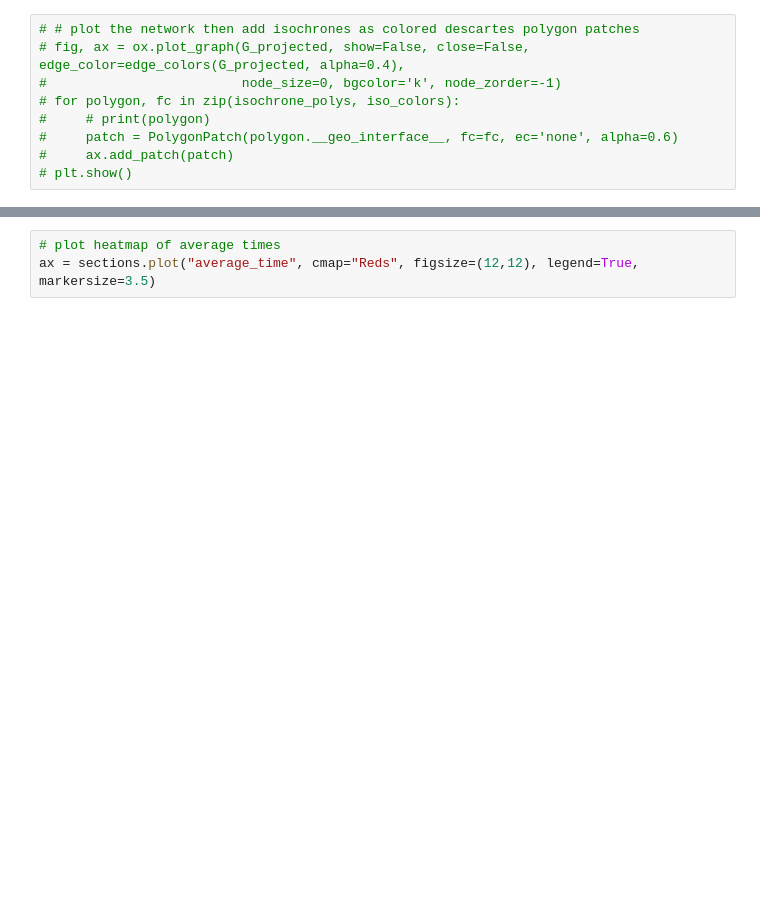
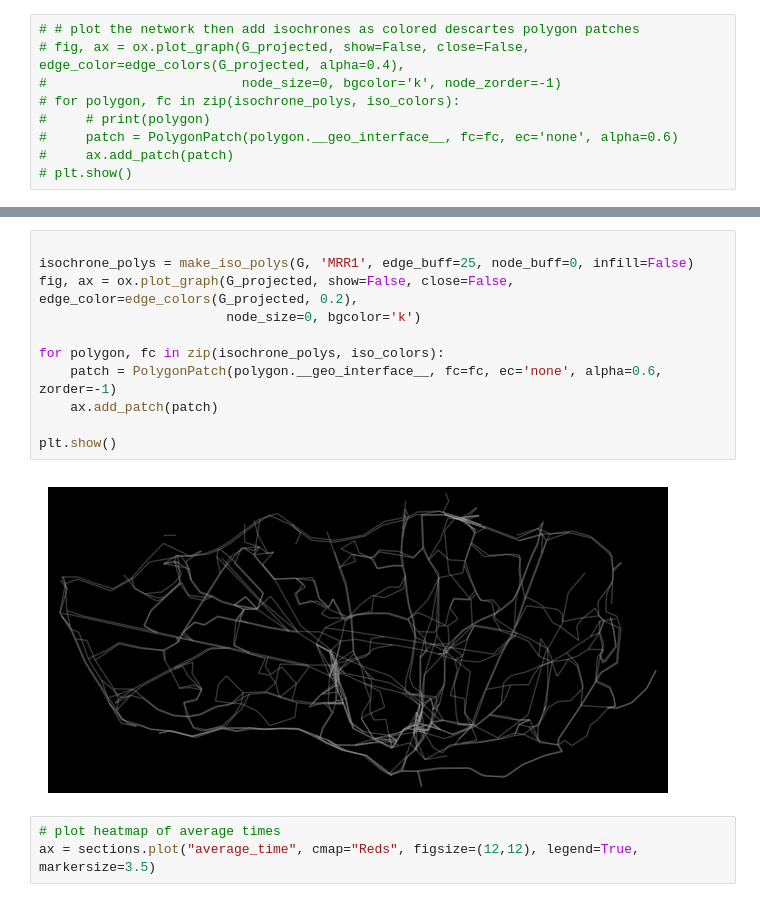
Before and after one commit to jcarvalhaismatos/MS-FEUP, a Jupyter notebook: run_scenario.ipynb, the cells around one changed output, grey strips where cells are left out. Saved outputs shown, nothing was run; the diff lists cells and outputs as text; blank space fills up the shorter version.

```diff
--- a/run_scenario.ipynb
+++ b/run_scenario.ipynb
@@ -611,3 +626,16 @@ plt.show()
+# %%
+
+isochrone_polys = make_iso_polys(G, 'MRR1', edge_buff=25, node_buff=0, infill=False)
+fig, ax = ox.plot_graph(G_projected, show=False, close=False, edge_color=edge_colors(G_projected, 0.2),
+                        node_size=0, bgcolor='k')
+
+for polygon, fc in zip(isochrone_polys, iso_colors):
+    patch = PolygonPatch(polygon.__geo_interface__, fc=fc, ec='none', alpha=0.6, zorder=-1)
+    ax.add_patch(patch)
+
+plt.show()
+# %% [output]
+[figure, added]
 # %%
 # plot heatmap of average times
 ax = sections.plot("average_time", cmap="Reds", figsize=(12,12), legend=True, markersize=3.5)
```
Also changed, not shown: parts of 5 cells of this notebook, 8 other files.
